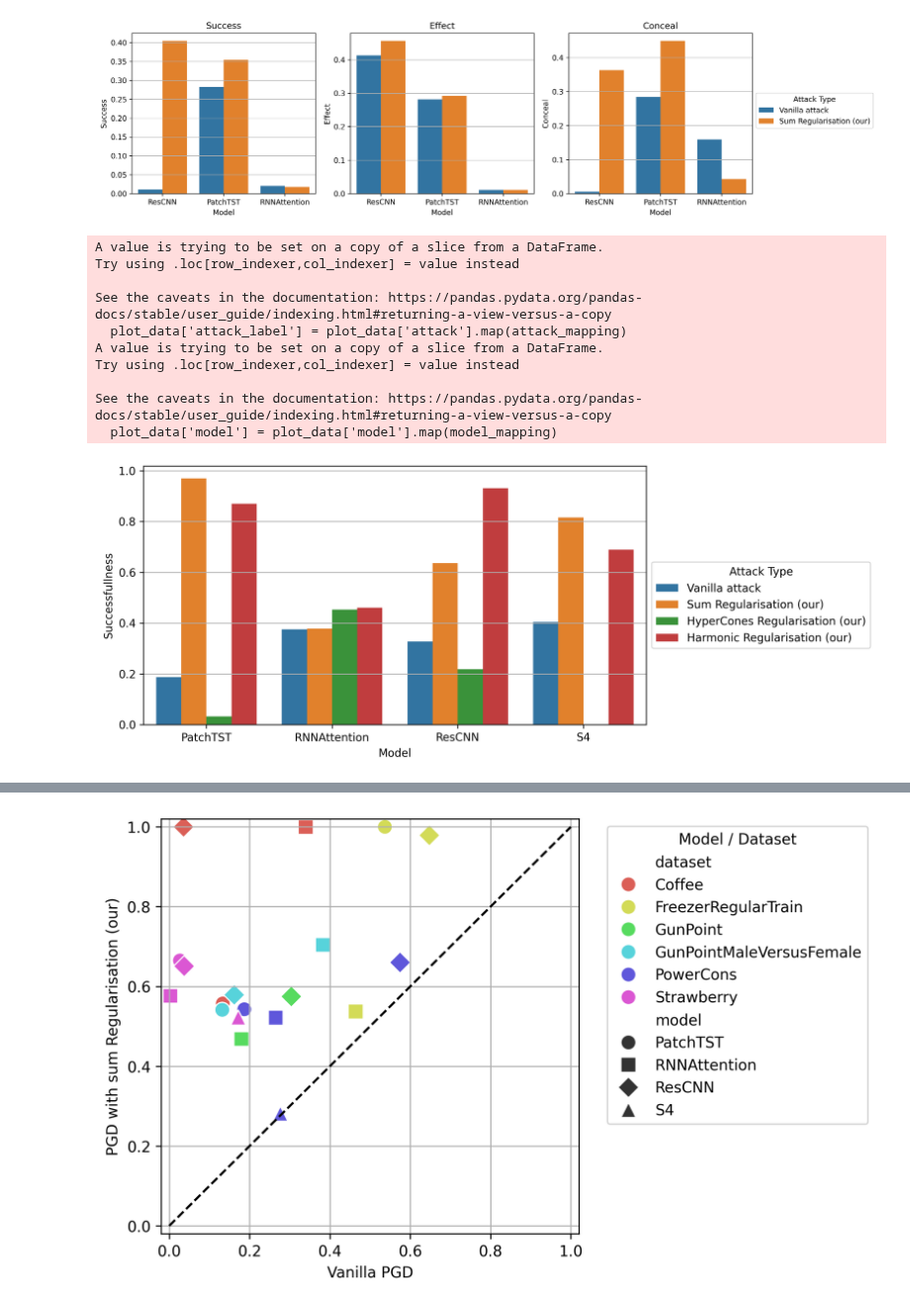
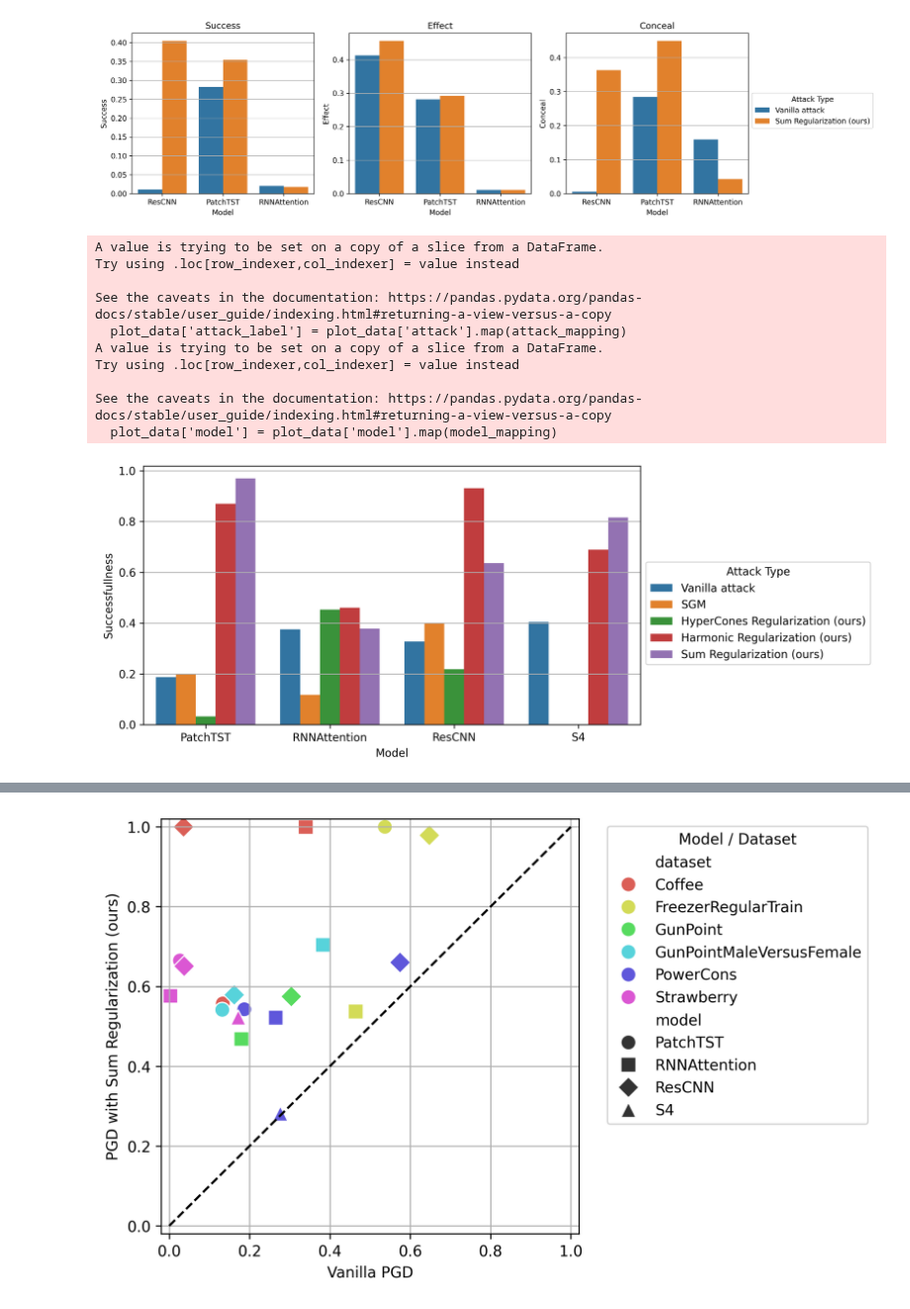
Before and after one commit to petrsokerin/Hidden_adversarial_attacks, a Jupyter notebook: notebooks/clearml_metrics.ipynb, the cells around one changed output, grey strips where cells are left out. Shown at 99% size. Cells and saved outputs as stored; diff of their text form; code cells hidden in the pictures.

```diff
--- a/notebooks/clearml_metrics.ipynb
+++ b/notebooks/clearml_metrics.ipynb
@@ -444,49 +444,65 @@ plt.show()
 [figure]
 # %%
 ds_plot = ['PowerCons'] #['GunPointMaleVersusFemale', 'Strawberry', 'PowerCons', 'GunPoint', 'Coffee', 'FreezerRegularTrain'] # ['PowerCons', 'GunPoint']
-attacks_plot = ['fgsm', 'fgsm_disc', 'fgsm_harmonic', 'fgsm_disc_hypercones'] #'fgsm_disc_hypercones',
+attacks_plot = ['fgsm', 'fgsm_disc', 'fgsm_harmonic', 'fgsm_disc_hypercones', 'kll2'] #'fgsm_disc_hypercones',
 
 plot_data = grouped_data[(grouped_data['dataset'].isin(ds_plot)) & (grouped_data['attack'].isin(attacks_plot))]
 
 attack_mapping = {
     'fgsm': 'Vanilla attack',
-    'fgsm_disc': 'Sum Regularisation (our)',
-    'fgsm_harmonic': 'Harmonic Regularisation (our)',
-    'fgsm_disc_hypercones': 'HyperCones Regularisation (our)',
+    'fgsm_disc': 'Sum Regularization (ours)',
+    'fgsm_harmonic': 'Harmonic Regularization (ours)',
+    'fgsm_disc_hypercones': 'HyperCones Regularization (ours)',
     'kll2': 'SGM'
 }
 
 model_mapping = {
     'RNNA': 'RNNAttention',
     'PatchTST': 'PatchTST',
     'S4': 'S4',
     'ResidualCNN': 'ResCNN',
 }
 plot_data['attack_label'] = plot_data['attack'].map(attack_mapping)
 plot_data['model'] = plot_data['model'].map(model_mapping)
 
+
+order = [0, 4, 2, 3, 1]
+order_alt = [0, 3, 1, 2]
+plot_data_new = pd.DataFrame([])
+
+for model_name in plot_data['model'].unique():
+    plot_data_model = plot_data[plot_data['model'] == model_name].reset_index(drop=True)
+    if len(plot_data_model) == len(order):
+        plot_data_model = plot_data_model.iloc[order]
+    else:
+        # raise ValueError
+        plot_data_model = plot_data_model.iloc[order_alt]
+    plot_data_new = pd.concat([plot_data_new, plot_data_model])
+
+plot_data_new
+
 # Plotting
 plt.figure(figsize=(10, 4), dpi=300)
-sns.barplot(data=plot_data, x='model', y='F_EFF_CONC', hue='attack_label', errorbar=None)
+sns.barplot(data=plot_data_new, x='model', y='F_EFF_CONC', hue='attack_label', errorbar=None)
 
 plt.xlabel('Model')
 plt.ylabel('Successfullness')
 plt.legend(title='Attack Type', bbox_to_anchor=(1, 0.65))
 plt.grid(axis='y')
 plt.tight_layout()
 plt.show()
 # %% [output]
 A value is trying to be set on a copy of a slice from a DataFrame.
 Try using .loc[row_indexer,col_indexer] = value instead
 
 See the caveats in the documentation: https://pandas.pydata.org/pandas-docs/stable/user_guide/indexing.html#returning-a-view-versus-a-copy
   plot_data['attack_label'] = plot_data['attack'].map(attack_mapping)
 A value is trying to be set on a copy of a slice from a DataFrame.
 Try using .loc[row_indexer,col_indexer] = value instead
 
 See the caveats in the documentation: https://pandas.pydata.org/pandas-docs/stable/user_guide/indexing.html#returning-a-view-versus-a-copy
   plot_data['model'] = plot_data['model'].map(model_mapping)
-[figure, old version]
+[figure, new version]
 # %%
 filtered_metrics = metrics[filter_start_point_mask]
 #filtered_metrics.groupby(by=['dataset', 'model', 'attack'])[metric_name].idxmax()
```
Also changed, not shown: parts of 7 cells of this notebook.
